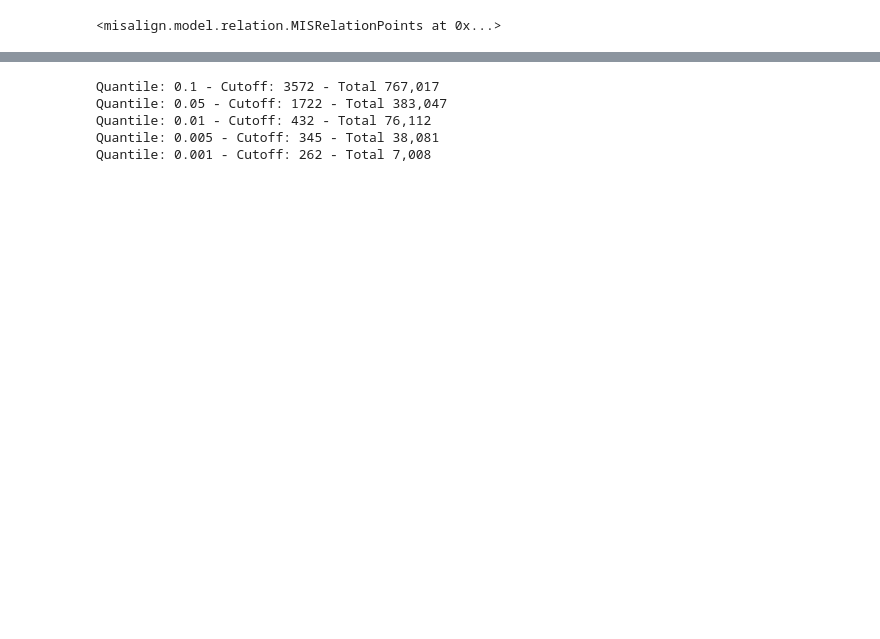
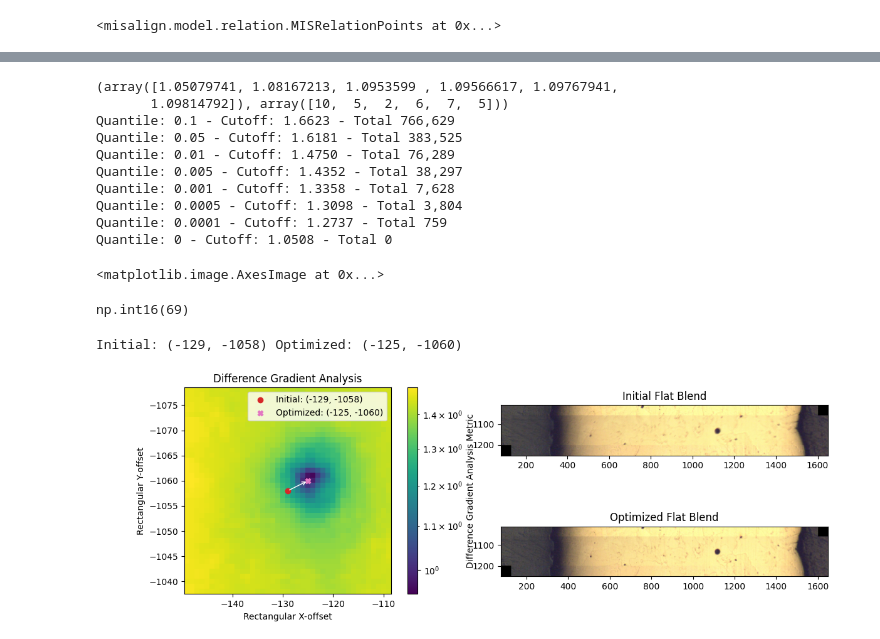
Before and after one commit to jess-garnett/MISalign, a Jupyter notebook: develop/difference_gradient_alignment.ipynb, the cells around one changed output, grey strips where cells are left out. Drawn from its saved outputs; the diff is of its cells as text; code cells hidden in the pictures; blank space fills up the shorter version.

Commit message:
Got full search working fairly well on test images.

```diff
--- a/develop/difference_gradient_alignment.ipynb
+++ b/develop/difference_gradient_alignment.ipynb
@@ -451,14 +491,71 @@ plt.show()
 # %%
 # Get the metric values and number of offsets in the interpolation below a certain value.
-# np.unique(full_dga_results["interp_results"][full_dga_results["interp_results"]<250],return_counts=True)
+print(np.unique(full_dga_results["interp_results"][full_dga_results["interp_results"]<1.1],return_counts=True))
 # Get the number of offsets in the interpolation below a certain quantile
-for quantile in [0.1,0.05,0.01,0.005,0.001]:
+for quantile in [0.1,0.05,0.01,0.005,0.001,0.0005,0.0001,0]:
     quantile_cutoff=np.quantile(a=full_dga_results["interp_results"],q=quantile)
     quantile_total=np.sum(full_dga_results["interp_results"]<quantile_cutoff)
-    print(f"Quantile: {quantile} - Cutoff: {quantile_cutoff:.0f} - Total {quantile_total:,}")
+    print(f"Quantile: {quantile} - Cutoff: {quantile_cutoff:.4f} - Total {quantile_total:,}")
 # %% [output]
-Quantile: 0.1 - Cutoff: 3572 - Total 767,017
-Quantile: 0.05 - Cutoff: 1722 - Total 383,047
-Quantile: 0.01 - Cutoff: 432 - Total 76,112
-Quantile: 0.005 - Cutoff: 345 - Total 38,081
-Quantile: 0.001 - Cutoff: 262 - Total 7,008
+(array([1.05079741, 1.08167213, 1.0953599 , 1.09566617, 1.09767941,
+       1.09814792]), array([10,  5,  2,  6,  7,  5]))
+Quantile: 0.1 - Cutoff: 1.6623 - Total 766,629
+Quantile: 0.05 - Cutoff: 1.6181 - Total 383,525
+Quantile: 0.01 - Cutoff: 1.4750 - Total 76,289
+Quantile: 0.005 - Cutoff: 1.4352 - Total 38,297
+Quantile: 0.001 - Cutoff: 1.3358 - Total 7,628
+Quantile: 0.0005 - Cutoff: 1.3098 - Total 3,804
+Quantile: 0.0001 - Cutoff: 1.2737 - Total 759
+Quantile: 0 - Cutoff: 1.0508 - Total 0
+# %%
+metric,difference=dga.overlap_compare(
+        image_a_array=dga.filter_rgb_gray(mis_project.get_image(full_relation.get_reference()[0])),
+        image_b_array=dga.filter_rgb_gray(mis_project.get_image(full_relation.get_reference()[1])),
+        offset_ab=(-81,250),
+        metric=lambda a,b:0,
+        return_difference=True
+        )  # ty:ignore[not-iterable]
+plt.imshow(difference)
+# %% [output]
+<matplotlib.image.AxesImage at 0x...>
+# %%
+metric,difference=dga.overlap_compare(
+        image_a_array=dga.filter_rgb_gray(mis_project.get_image(full_relation.get_reference()[0])),
+        image_b_array=dga.filter_rgb_gray(mis_project.get_image(full_relation.get_reference()[1])),
+        offset_ab=(-124, -1060),#optimized_relation,
+        metric=lambda a,b:0,
+        return_difference=True
+        )  # ty:ignore[not-iterable]
+plt.imshow(difference)
+np.max(difference)
+# %% [output]
+np.int16(69)
+# %%
+def metric_combined(overlap_a:np.ndarray,overlap_b:np.ndarray):
+    return np.sum([
+        metric_norm_difference_max(overlap_a,overlap_b),
+        metric_squared_normalized_mean(overlap_a,overlap_b)**0.1,
+        metric_adjusted_inverse_std(overlap_a,overlap_b),
+    ])
+
+selected_relation=mis_project.get_relations()[2]
+selected_dga_results=dga.difference_gradient_analysis(
+        image_a=mis_project.get_image(selected_relation.get_reference()[0]),
+        image_b=mis_project.get_image(selected_relation.get_reference()[1]),
+        relation=selected_relation,
+        strategy=dga.strategy_scaled_grid,
+        metric=metric_combined,
+        strategy_max_size=20,
+        strategy_grid_scale=1,
+        filter=dga.filter_rgb_gray
+        )
+print("Initial:",selected_dga_results["initial_offset"],"Optimized:",selected_dga_results["optimized_offset"])
+dga.plot_grid_difference_gradient_analysis(
+        image_a=mis_project.get_image(selected_relation.get_reference()[0]),
+        image_b=mis_project.get_image(selected_relation.get_reference()[1]),
+        dga_grid_result=selected_dga_results,
+    )
+plt.show()
+# %% [output]
+Initial: (-129, -1058) Optimized: (-125, -1060)
+[figure, added]
```
Also changed, not shown: parts of 9 cells of this notebook.
